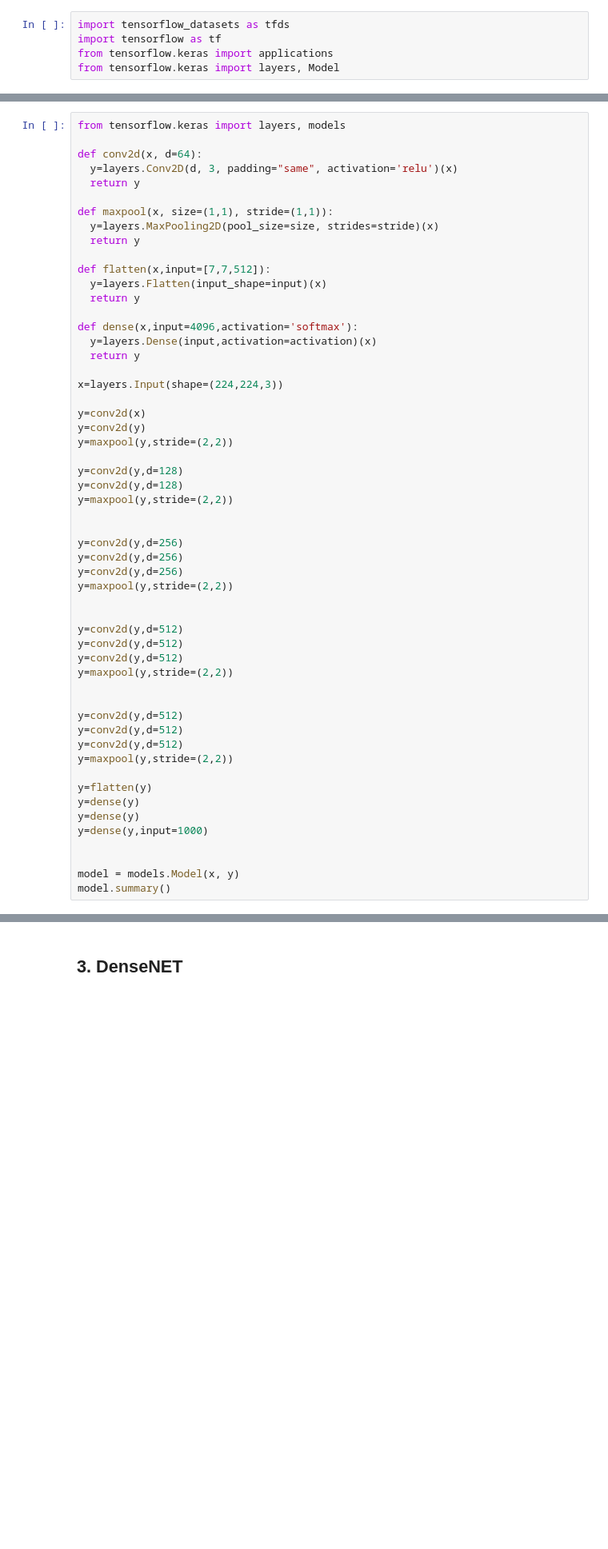
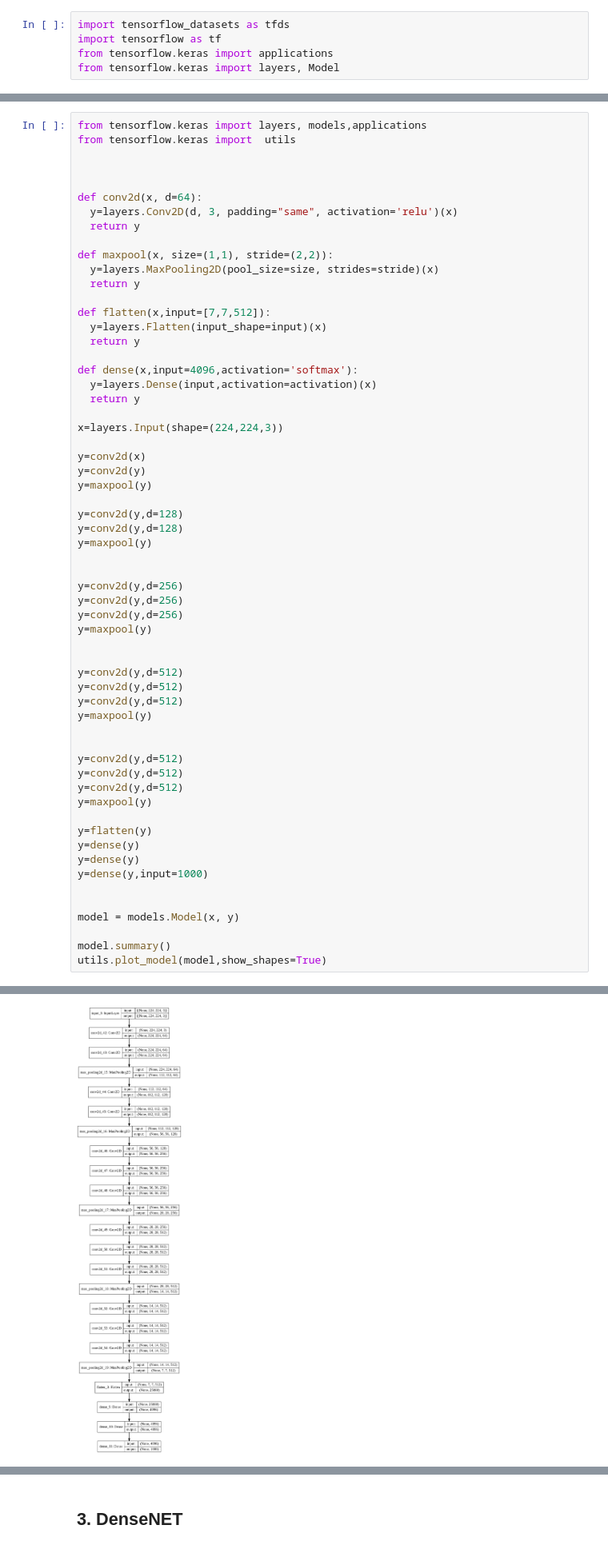
Before and after one commit to yangyang1598/Deeplearning, a Jupyter notebook: 10_Build_model_practice.ipynb, the cells around one changed output, grey strips where cells are left out. Shown at 80% size. Saved outputs shown, nothing was run; the diff lists cells and outputs as text; blank space fills up the shorter version.

```diff
--- a/10_Build_model_practice.ipynb
+++ b/10_Build_model_practice.ipynb
@@ -33,13 +33,16 @@ Trainable params: 138,357,544
 Non-trainable params: 0
 _________________________________________________________________
 # %%
-from tensorflow.keras import layers, models
+from tensorflow.keras import layers, models,applications
+from tensorflow.keras import  utils
+
+
 
 def conv2d(x, d=64):
   y=layers.Conv2D(d, 3, padding="same", activation='relu')(x)
   return y
 
-def maxpool(x, size=(1,1), stride=(1,1)):
+def maxpool(x, size=(1,1), stride=(2,2)):
   y=layers.MaxPooling2D(pool_size=size, strides=stride)(x)
   return y
 
@@ -55,29 +58,29 @@ x=layers.Input(shape=(224,224,3))
 
 y=conv2d(x)
 y=conv2d(y)
-y=maxpool(y,stride=(2,2))
+y=maxpool(y)
 
 y=conv2d(y,d=128)
 y=conv2d(y,d=128)
-y=maxpool(y,stride=(2,2))
+y=maxpool(y)
 
 
 y=conv2d(y,d=256)
 y=conv2d(y,d=256)
 y=conv2d(y,d=256)
-y=maxpool(y,stride=(2,2))
+y=maxpool(y)
 
 
 y=conv2d(y,d=512)
 y=conv2d(y,d=512)
 y=conv2d(y,d=512)
-y=maxpool(y,stride=(2,2))
+y=maxpool(y)
 
 
 y=conv2d(y,d=512)
 y=conv2d(y,d=512)
 y=conv2d(y,d=512)
-y=maxpool(y,stride=(2,2))
+y=maxpool(y)
 
 y=flatten(y)
 y=dense(y)
@@ -86,5 +89,7 @@ y=dense(y,input=1000)
 
 
 model = models.Model(x, y)
+
 model.summary()
+utils.plot_model(model,show_shapes=True)
 # %% [output]
@@ -102,6 +107,7 @@ max_pooling2d_10 (MaxPooling (None, 112, 112, 64)      0
 _________________________________________________________________
 ... (38 lines left out)
 Total params: 138,357,544
 Trainable params: 138,357,544
 Non-trainable params: 0
 _________________________________________________________________
+[figure, added]
```
Also changed, not shown: parts of 3 cells of this notebook.
